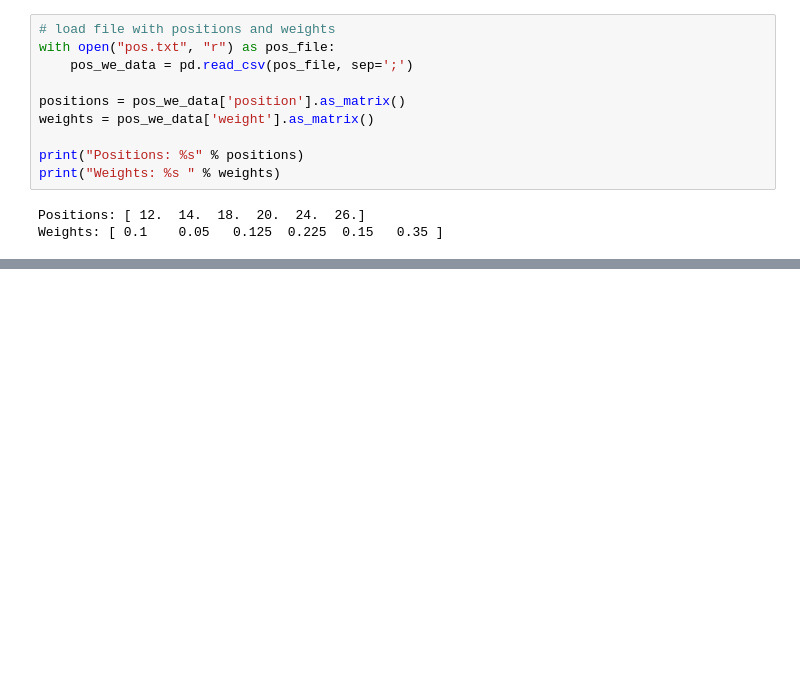
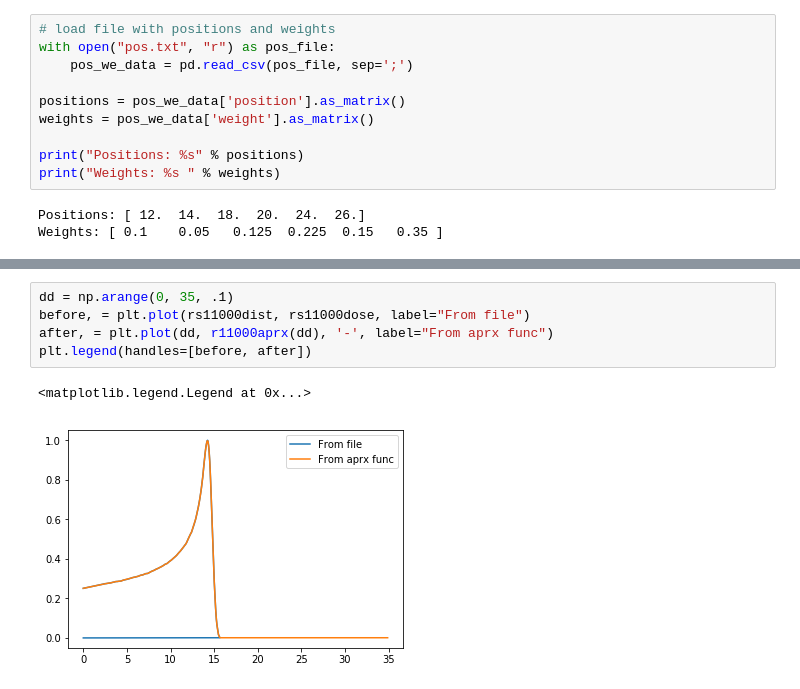
Before and after one commit to DataMedSci/ProtonBeamsComposer, a Jupyter notebook: curve_fit_BP.ipynb, the cells around one changed output, grey strips where cells are left out. Cells and saved outputs as stored; diff of their text form; blank space fills up the shorter version.

```diff
--- a/curve_fit_BP.ipynb
+++ b/curve_fit_BP.ipynb
@@ -84,0 +141,8 @@ plt.legend(handles=[pre, plot3, plot4, plot5], loc=2)
+# %%
+dd = np.arange(0, 35, .1)
+before, = plt.plot(rs11000dist, rs11000dose, label="From file")
+after, = plt.plot(dd, r11000aprx(dd), '-', label="From aprx func")
+plt.legend(handles=[before, after])
+# %% [output]
+<matplotlib.legend.Legend at 0x...>
+[figure, added]
```
Also changed, not shown: parts of 14 cells of this notebook.
